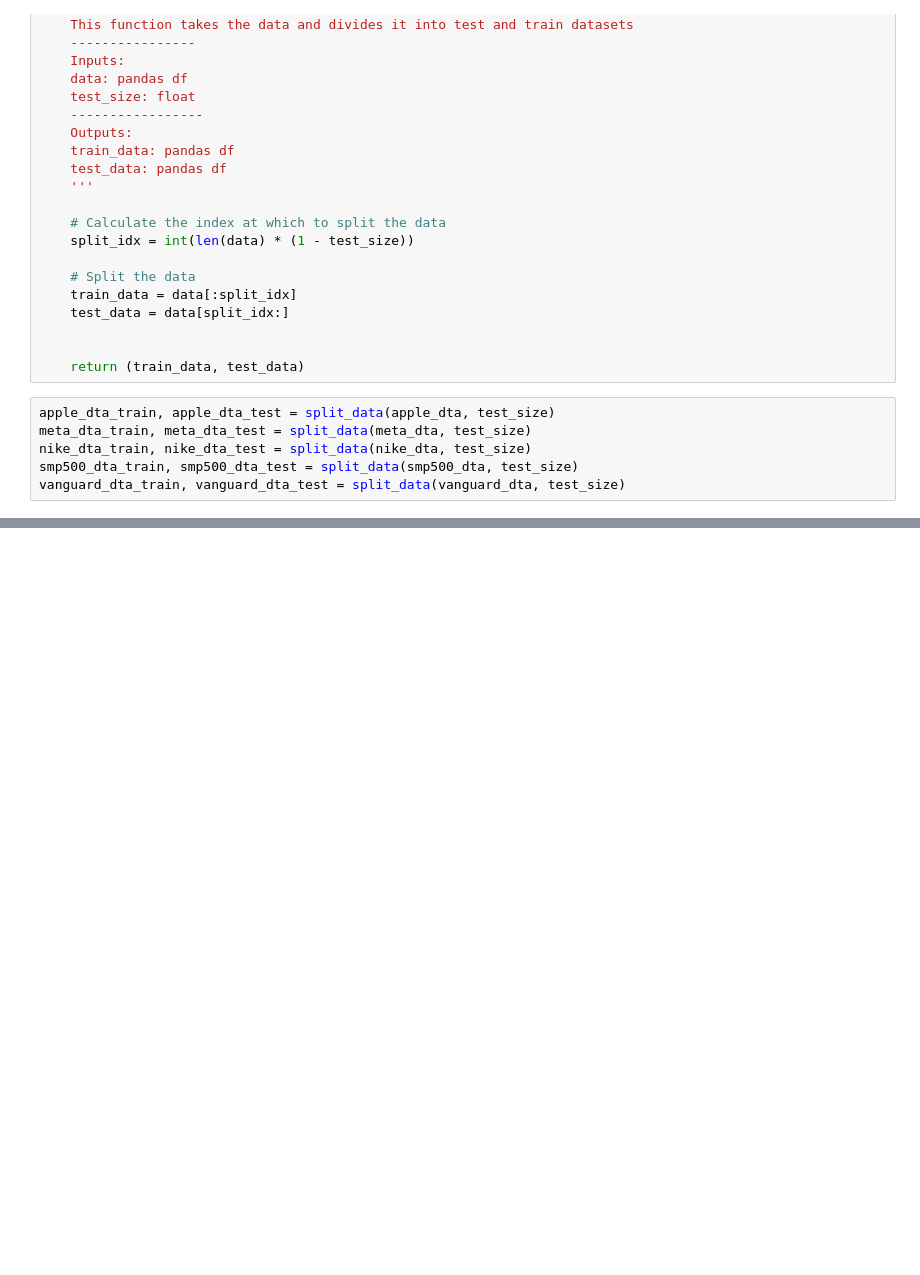
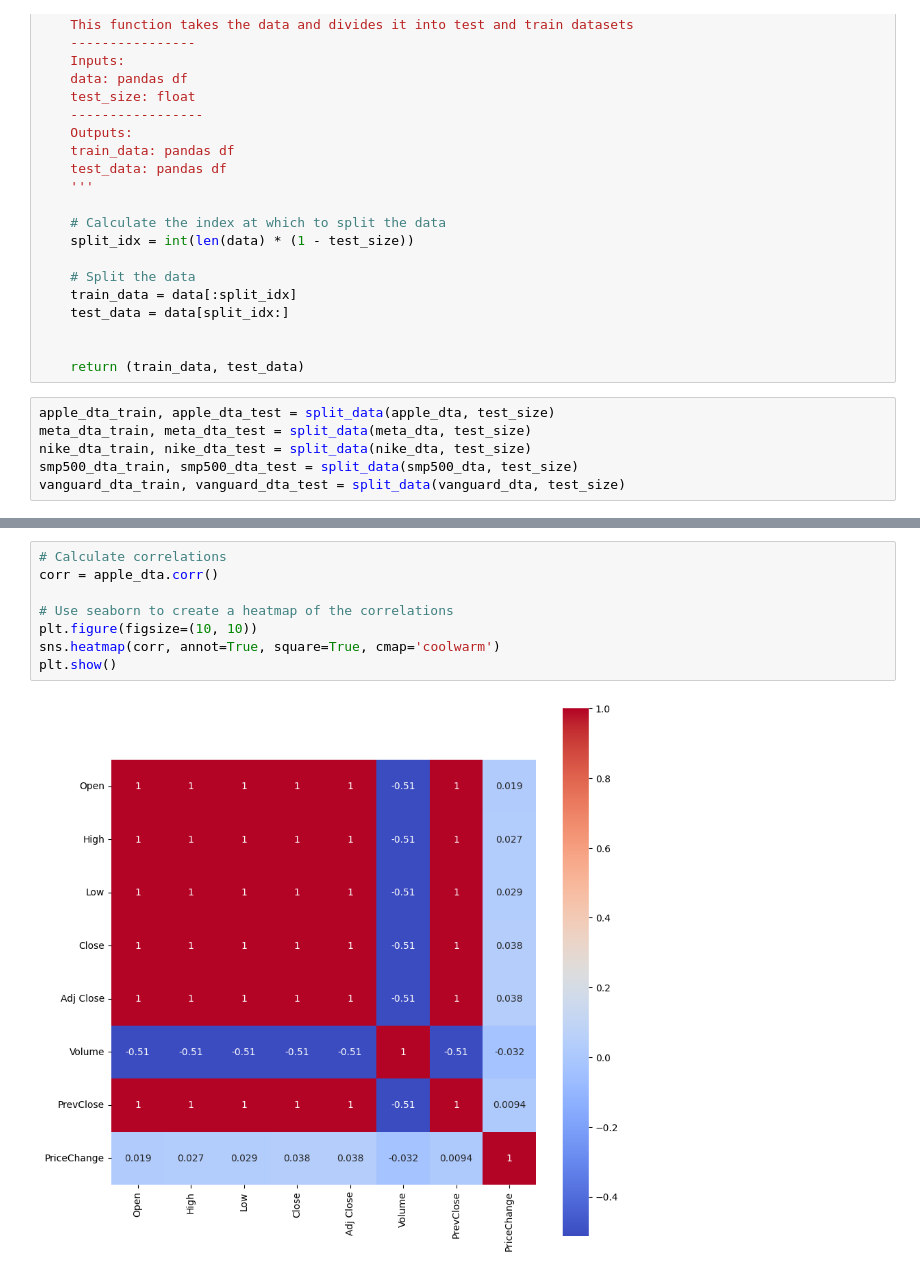
Before and after one commit to Jsosau24/Stock_Prediction_ML_Project, a Jupyter notebook: Stock Predictor.ipynb, the cells around one changed output, grey strips where cells are left out. Cells and saved outputs as stored; diff of their text form; blank space fills up the shorter version.

```diff
--- a/Stock Predictor.ipynb
+++ b/Stock Predictor.ipynb
@@ -139,0 +178,10 @@ vanguard_dta_train, vanguard_dta_test = split_data(vanguard_dta, test_size)
+# %%
+# Calculate correlations
+corr = apple_dta.corr()
+
+# Use seaborn to create a heatmap of the correlations
+plt.figure(figsize=(10, 10))
+sns.heatmap(corr, annot=True, square=True, cmap='coolwarm')
+plt.show()
+# %% [output]
+[figure, added]
```
Also changed, not shown: parts of 27 cells of this notebook.
